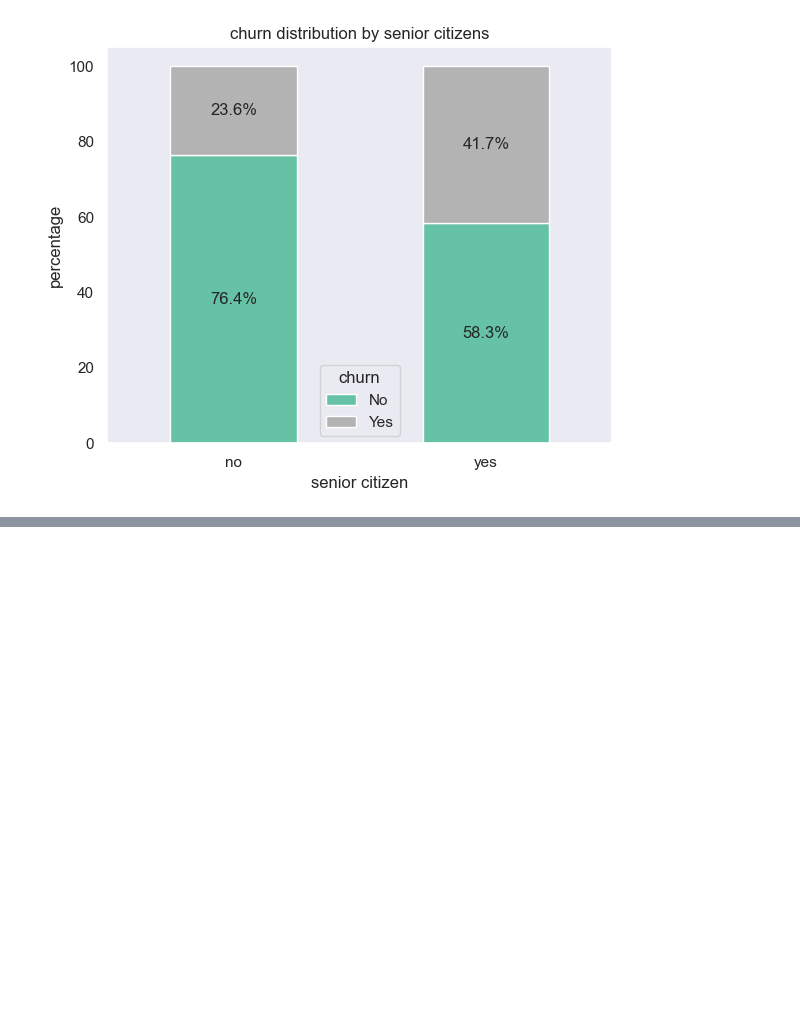
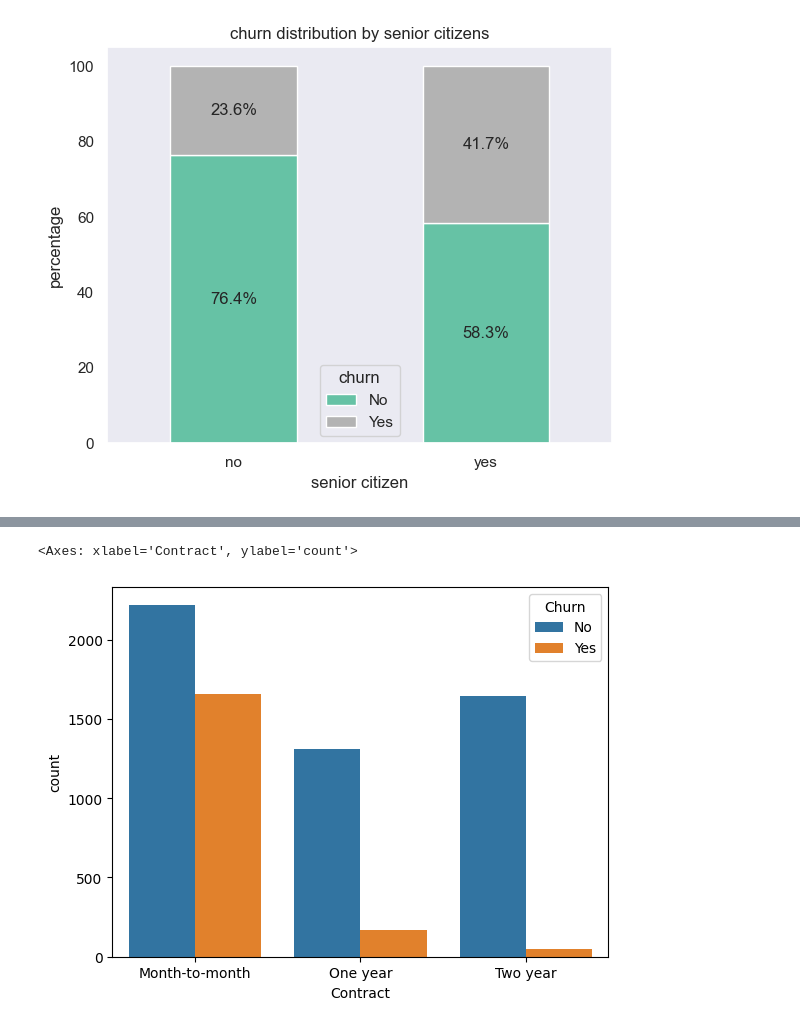
Before and after one commit to nazkisam/DataAnalysisTelecom, a Jupyter notebook: exploration.ipynb, the cells around one changed output, grey strips where cells are left out. Cells and saved outputs as stored; diff of their text form; code cells hidden in the pictures; blank space fills up the shorter version.

```diff
--- a/exploration.ipynb
+++ b/exploration.ipynb
@@ -175,0 +183,6 @@ plt.show()
+# %%
+churnData = sns.countplot(x = "Contract" , data = df, hue = "Churn")
+churnData
+# %% [output]
+<Axes: xlabel='Contract', ylabel='count'>
+[figure, added]
```
Also changed, not shown: parts of 1 cell of this notebook.
